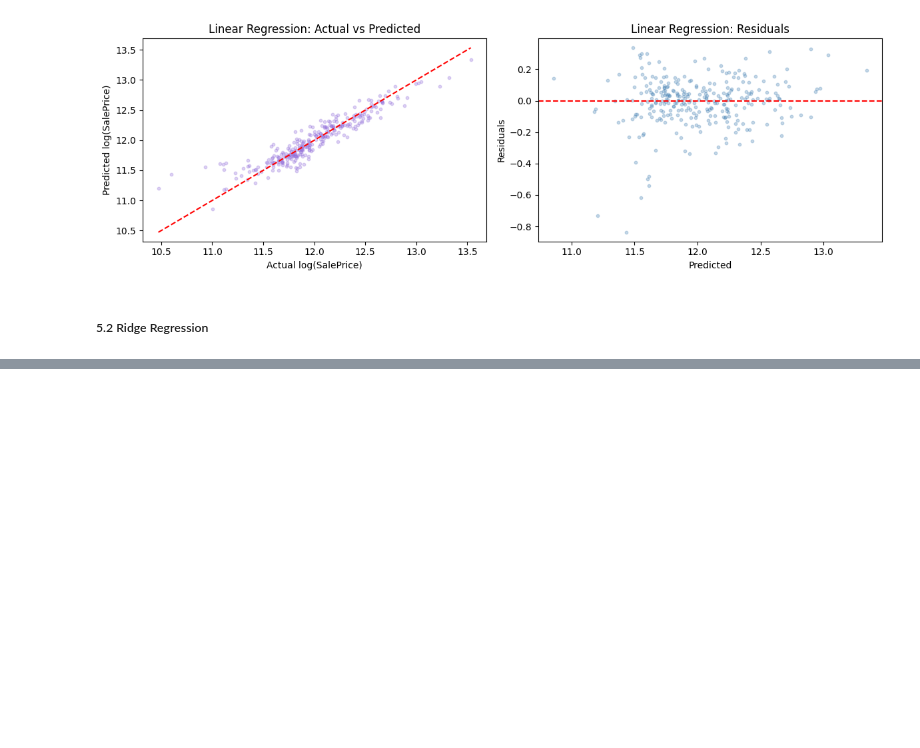
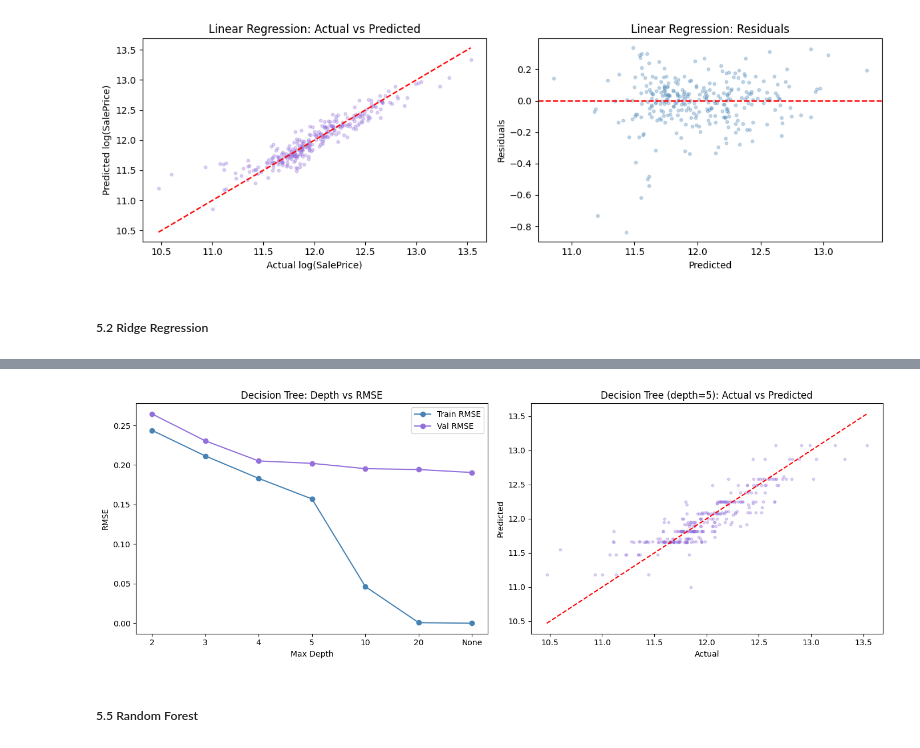
Before and after one commit to Likunach/ml-assignment-house-prices, a Jupyter notebook: model_experiment.ipynb, the cells around one changed output, grey strips where cells are left out. Drawn from its saved outputs; the diff is of its cells as text; code cells hidden in the pictures; blank space fills up the shorter version.

```diff
--- a/model_experiment.ipynb
+++ b/model_experiment.ipynb
@@ -555,0 +723,36 @@ for alpha in alphas:
+# %%
+fig, axes = plt.subplots(1, 2, figsize=(14, 5))
+
+depth_labels = ['2', '3', '4', '5', '10', '20', 'None']
+train_rmses = []
+val_rmses = []
+
+for depth in [2, 3, 4, 5, 10, 20, None]:
+    model = DecisionTreeRegressor(max_depth=depth, min_samples_split=2, random_state=42)
+    model.fit(X1_kbest_train_filtered, y1_train)
+    train_rmses.append(np.sqrt(mean_squared_error(y1_train, model.predict(X1_kbest_train_filtered))))
+    val_rmses.append(np.sqrt(mean_squared_error(y1_val, model.predict(X1_kbest_val_filtered))))
+
+axes[0].plot(depth_labels, train_rmses, 'o-', color='steelblue', label='Train RMSE')
+axes[0].plot(depth_labels, val_rmses, 'o-', color='mediumpurple', label='Val RMSE')
+axes[0].set_xlabel('Max Depth')
+axes[0].set_ylabel('RMSE')
+axes[0].set_title('Decision Tree: Depth vs RMSE')
+axes[0].legend()
+
+axes[1].scatter(y1_val, DecisionTreeRegressor(max_depth=5, random_state=42)
+               .fit(X1_kbest_train_filtered, y1_train)
+               .predict(X1_kbest_val_filtered),
+               alpha=0.3, color='mediumpurple', s=10)
+axes[1].plot([y1_val.min(), y1_val.max()], [y1_val.min(), y1_val.max()], 'r--')
+axes[1].set_title('Decision Tree (depth=5): Actual vs Predicted')
+axes[1].set_xlabel('Actual')
+axes[1].set_ylabel('Predicted')
+
+plt.tight_layout()
+plt.savefig('plots/decision_tree_analysis.png')
+plt.show()
+# %% [output]
+[figure, added]
+# %% [markdown]
+##### 5.5 Random Forest
```
Also changed, not shown: parts of 19 cells of this notebook, 8 other files.
